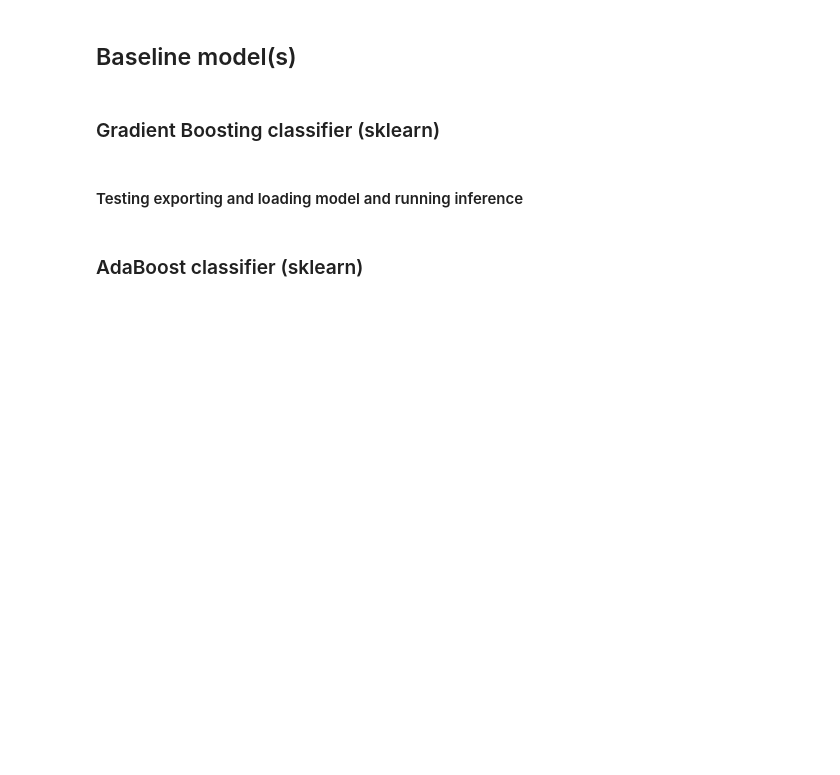
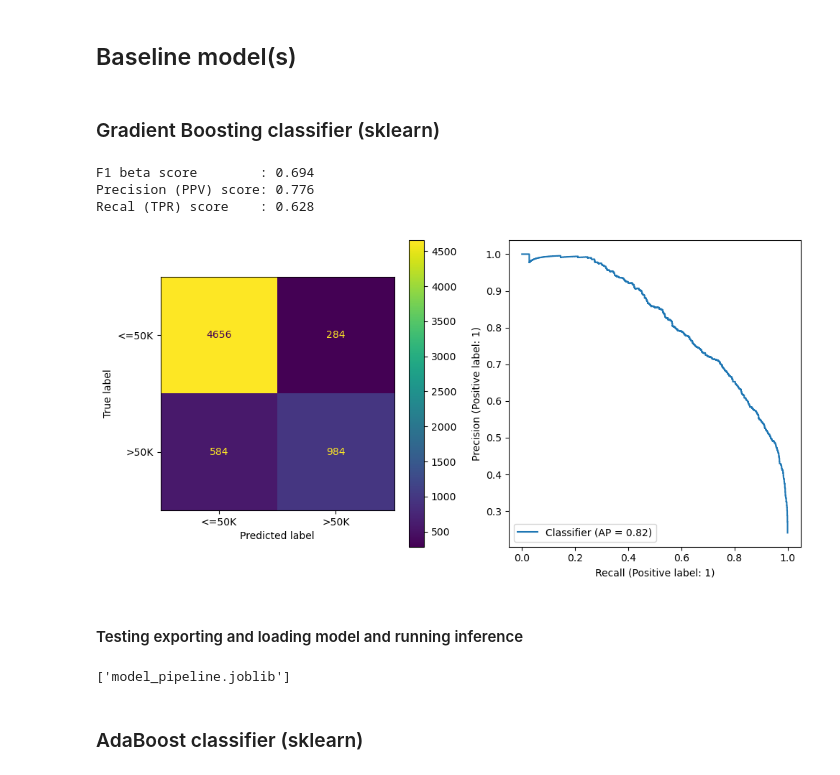
Before and after one commit to biddy1618/udacity-mldevops-3-project-mlmodel-fastapi-heroku, a Jupyter notebook: src/eda/EDA.ipynb, the cells around one changed output. Saved outputs shown, nothing was run; the diff lists cells and outputs as text; code cells hidden in the pictures; blank space fills up the shorter version.

Commit message:
Major - refactoring main API; added FastAPI model definitions; started implementing API test fixtures; working on new training logic

```diff
--- a/src/eda/EDA.ipynb
+++ b/src/eda/EDA.ipynb
@@ -132,9 +164,3 @@ TEST_SIZE = 0.2
 ### Columns' types
 # %% [markdown]
 `education` and `education-num` have Pearson's correlation of 1.0, but `education_num` has ordinal information.
-# %%
-cat_features = ['workclass', 'education', 'marital_status', 'occupation', 'relationship', 'race', 'sex', 'native_country']
-num_features = ['age', 'fnlgt', 'education_num', 'capital_gain', 'capital_loss', 'hours_per_week']
-target = 'salary'
-
-df = df[cat_features + num_features + [target]]
@@ -193,0 +193,34 @@ print(f'Transformed target shape: {y.shape}')
+# %%
+from sklearn.preprocessing import LabelEncoder, OneHotEncoder
+from sklearn.compose import ColumnTransformer
+from sklearn.impute import SimpleImputer
+
+
+categorical = ['workclass', 'education', 'marital_status', 'occupation', 'relationship', 'race', 'sex', 'native_country']
+categorical_preproc = OneHotEncoder(sparse=False, handle_unknown='ignore')
+
+zero_imputed = ['fnlgt', 'capital_gain', 'capital_loss']
+zero_imputer = SimpleImputer(strategy='constant', fill_value=0)
+
+median_imputed = ['hours_per_week']
+median_imputer = SimpleImputer(strategy='median')
+
+preprocessor = ColumnTransformer(
+    transformers=[
+        ('categorical', categorical_preproc, categorical),
+        ('zero_imputed', zero_imputer, zero_imputed),
+        ('median_imputed', median_imputer, median_imputed)
+    ],
+    remainder='passthrough',
+)
+
+X = preprocessor.fit_transform(df[num_features + cat_features])
+print(f'Transformed data shape: {X.shape}')
+
+target_preprocessor = LabelEncoder()
+y = target_preprocessor.fit_transform(df[target].values)
+
+
+for i, c in enumerate(target_preprocessor.classes_):
+    print(f'Label `{c}` encoded into: `{i}`')
+print(f'Transformed target shape: {y.shape}')
@@ -211,34 +249,39 @@ gbc = GradientBoostingClassifier(random_state = RANDOM_STATE)
 gbc.fit(X_train, y_train)
 
 # make the prediction using the resulting model
 y_pred = gbc.predict(X_test)
 y_pred_proba = gbc.predict_proba(X_test)
 
 fbeta = fbeta_score(y_test, y_pred, beta=1, zero_division=1)
 precision = precision_score(y_test, y_pred, zero_division=1)
 recall = recall_score(y_test, y_pred, zero_division=1)
 
 print(f'F1 beta score        : {fbeta:.3f}')
 print(f'Precision (PPV) score: {precision:.3f}')
 print(f'Recal (TPR) score    : {recall:.3f}')
 
 fig, axes = plt.subplots(1, 2, figsize = (10, 5))
 
 ConfusionMatrixDisplay.from_predictions(
     y_test,
     y_pred,
-    display_labels = target_encoder.classes_,
+    display_labels = target_preprocessor.classes_,
     ax = axes[0]
 )
 
 PrecisionRecallDisplay.from_predictions(
     y_test,
     y_pred_proba[:, 1],
     ax = axes[1]
 )
 
 plt.tight_layout()
 plt.show()
+# %% [output]
+F1 beta score        : 0.694
+Precision (PPV) score: 0.776
+Recal (TPR) score    : 0.628
+[figure, added]
 # %% [markdown]
 #### Testing exporting and loading model and running inference
 # %%
@@ -246,15 +289,16 @@ from joblib import dump, load
 MODEL_PATH = 'model_pipeline.joblib'
 
 model_pipeline = {
-    'cat_features': cat_features,
-    'num_features': num_features,
+    'ind_features': num_features + cat_features,
     'target': target,
-    'cat_encoder': cat_encoder,
-    'target_encoder': target_encoder,
+    'preprocessor': preprocessor,
+    'target_preprocessor': target_preprocessor,
     'classifier': gbc
 }
 
 dump(model_pipeline, MODEL_PATH)
+# %% [output]
+['model_pipeline.joblib']
 # %%
 model = load(MODEL_PATH)
 
```
Also changed, not shown: parts of 16 cells of this notebook, 14 other files.
